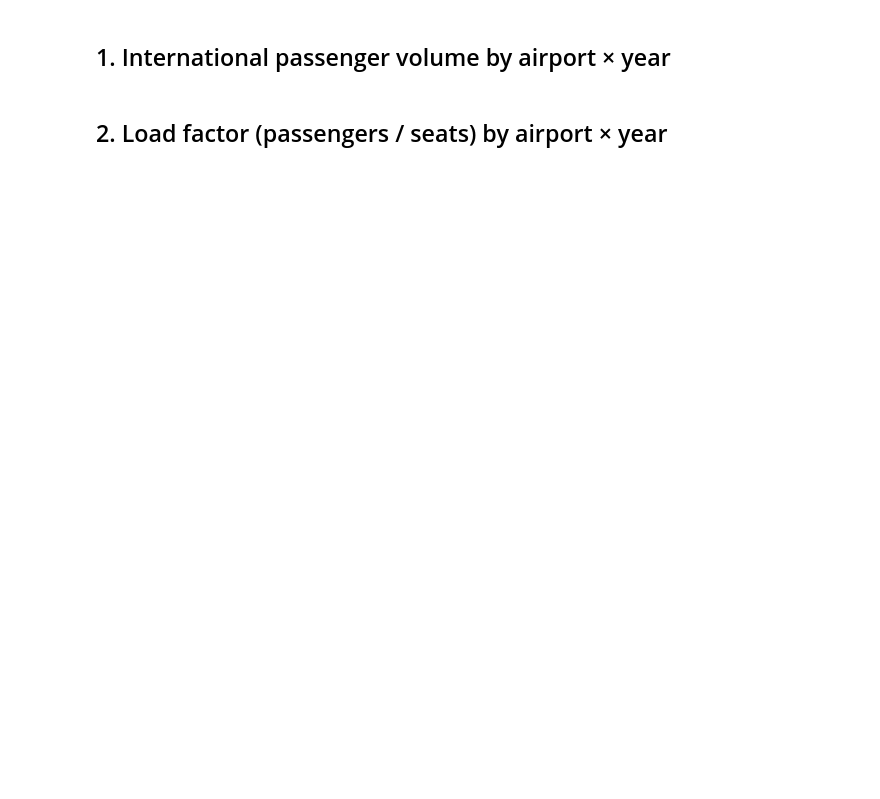
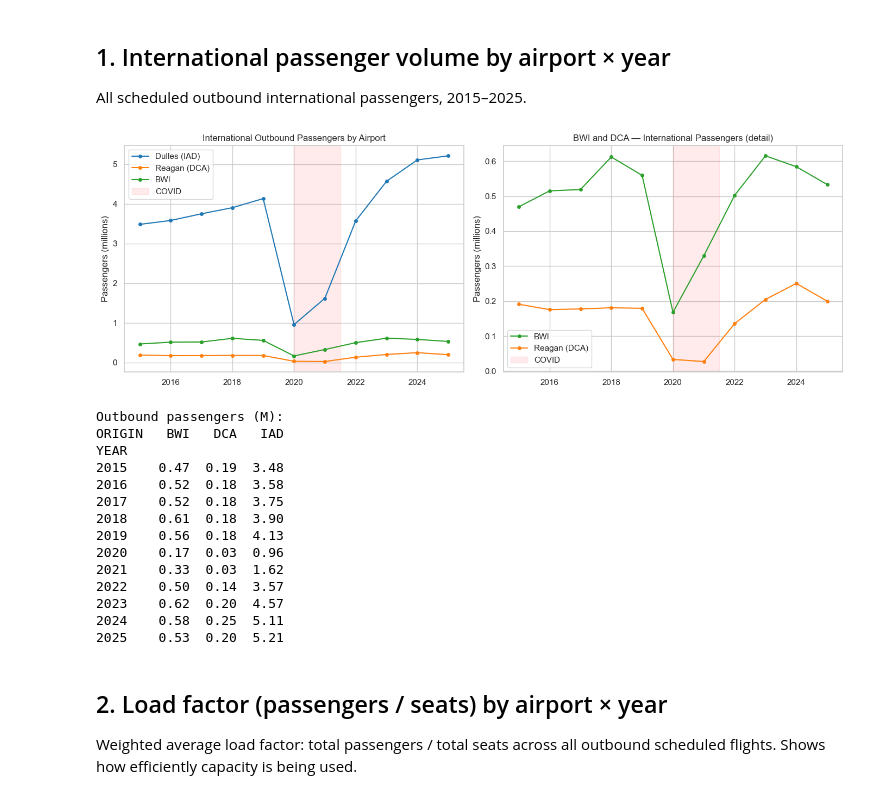
Before and after one commit to kibbbles/three-airports, a Jupyter notebook: notebooks/03_eda_t100.ipynb, the cells around one changed output. Saved outputs shown, nothing was run; the diff lists cells and outputs as text; code cells hidden in the pictures; blank space fills up the shorter version.

```diff
--- a/notebooks/03_eda_t100.ipynb
+++ b/notebooks/03_eda_t100.ipynb
@@ -17,7 +19,21 @@ sys.path.insert(0, str(PROJECT_ROOT))
 from config import PROCESSED_DATA_PATH
 
 sns.set_theme(style='whitegrid', palette='muted')
+AIRPORTS = ['IAD', 'DCA', 'BWI']
+AIRPORT_NAMES = {'IAD': 'Dulles (IAD)', 'DCA': 'Reagan (DCA)', 'BWI': 'BWI'}
+COLORS = {'IAD': '#1f77b4', 'DCA': '#ff7f0e', 'BWI': '#2ca02c'}
 
 df = pd.read_parquet(PROJECT_ROOT / PROCESSED_DATA_PATH / 't100_intl_dmv.parquet')
-AIRPORTS = ['IAD', 'DCA', 'BWI']
-print(df.shape, df.dtypes)
+
+# Scheduled service only (CLASS=F) — excludes charter (L), military (G), cargo-only (P)
+sched = df[df['CLASS'] == 'F'].copy()
+
+# Outbound: flights departing from our airports to international destinations
+outbound = sched[sched['ORIGIN'].isin(AIRPORTS)].copy()
+
+print(f'Total rows (all classes): {len(df):,}')
+print(f'Scheduled service rows:   {len(sched):,}')
+print(f'Outbound scheduled rows:  {len(outbound):,}')
+print()
+print('CLASS breakdown (passengers):')
+print(df.groupby('CLASS')['PASSENGERS'].sum().sort_values(ascending=False).apply(lambda x: f'{x:,.0f}'))
@@ -24,4 +52,62 @@ print(df.shape, df.dtypes)
 # %% [markdown]
 ## 1. International passenger volume by airport × year
+
+All scheduled outbound international passengers, 2015–2025.
+# %%
+pax_yr = (
+    outbound[outbound['YEAR'] <= 2025]
+    .groupby(['YEAR', 'ORIGIN'])['PASSENGERS']
+    .sum()
+    .unstack()
+    .fillna(0)
+)
+
+fig, axes = plt.subplots(1, 2, figsize=(14, 5))
+
+# Absolute volume
+ax = axes[0]
+for airport in AIRPORTS:
+    ax.plot(pax_yr.index, pax_yr[airport] / 1e6, marker='o', ms=4,
+            label=AIRPORT_NAMES[airport], color=COLORS[airport])
+ax.axvspan(2020, 2021.5, alpha=0.08, color='red', label='COVID')
+ax.set_title('International Outbound Passengers by Airport')
+ax.set_ylabel('Passengers (millions)')
+ax.set_xlabel('')
+ax.legend()
+
+# BWI + DCA only (IAD dwarfs them)
+ax = axes[1]
+for airport in ['BWI', 'DCA']:
+    ax.plot(pax_yr.index, pax_yr[airport] / 1e6, marker='o', ms=4,
+            label=AIRPORT_NAMES[airport], color=COLORS[airport])
+ax.axvspan(2020, 2021.5, alpha=0.08, color='red', label='COVID')
+ax.set_title('BWI and DCA — International Passengers (detail)')
+ax.set_ylabel('Passengers (millions)')
+ax.set_xlabel('')
+ax.legend()
+
+plt.tight_layout()
+plt.show()
+
+print('\nOutbound passengers (M):')
+print((pax_yr / 1e6).round(2))
+# %% [output]
+[figure, added]
+Outbound passengers (M):
+ORIGIN   BWI   DCA   IAD
+YEAR
+2015    0.47  0.19  3.48
+2016    0.52  0.18  3.58
+2017    0.52  0.18  3.75
+2018    0.61  0.18  3.90
+2019    0.56  0.18  4.13
+2020    0.17  0.03  0.96
+2021    0.33  0.03  1.62
+2022    0.50  0.14  3.57
+2023    0.62  0.20  4.57
+2024    0.58  0.25  5.11
+2025    0.53  0.20  5.21
 # %% [markdown]
 ## 2. Load factor (passengers / seats) by airport × year
+
+Weighted average load factor: total passengers / total seats across all outbound scheduled flights. Shows how efficiently capacity is being used.
```
Also changed, not shown: parts of 23 cells of this notebook.
